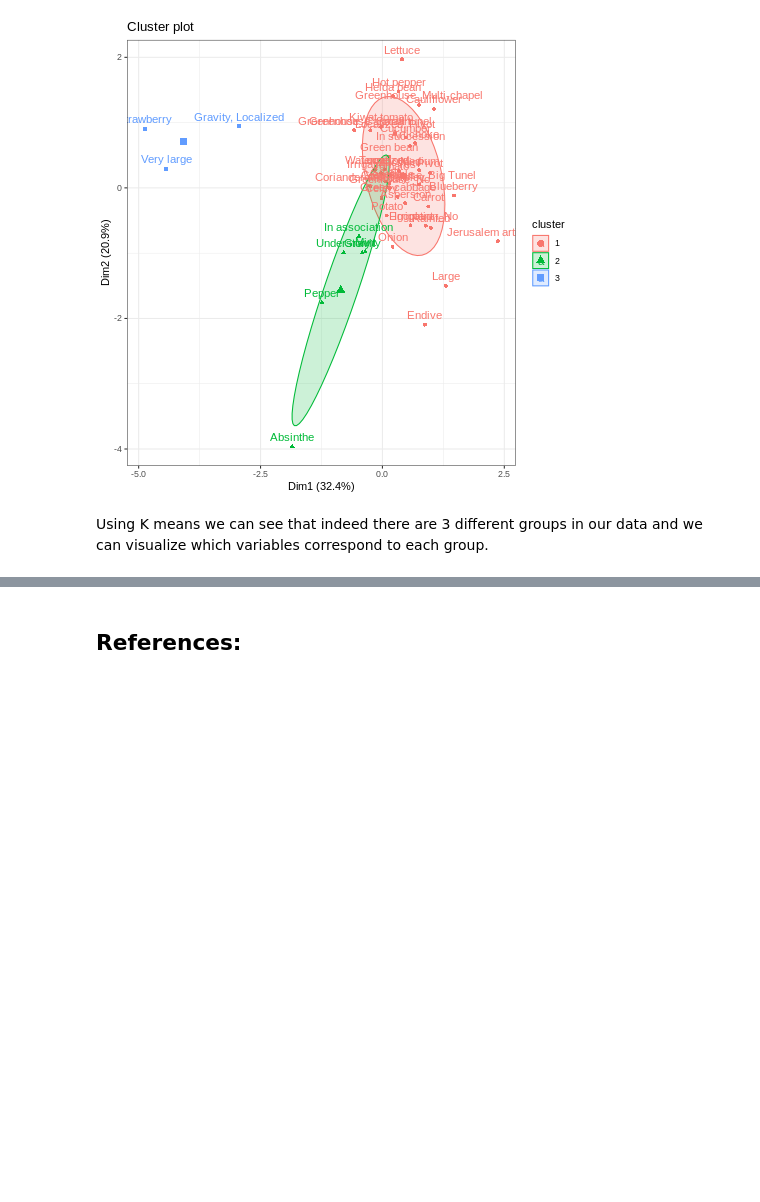
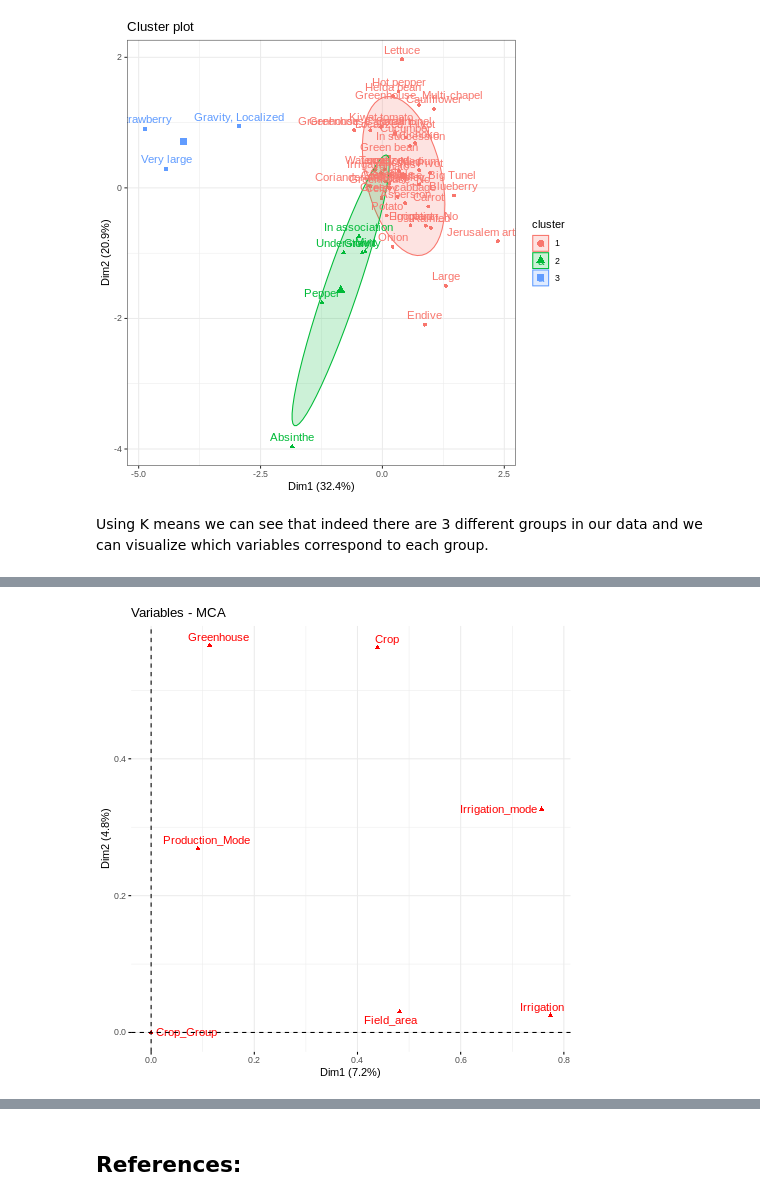
Before and after one commit to jeshuacn/Agricultural_sampling_frame_project, a Jupyter notebook: SamplingFrame.ipynb, the cells around one changed output, grey strips where cells are left out. Saved outputs shown, nothing was run; the diff lists cells and outputs as text; code cells hidden in the pictures; blank space fills up the shorter version.

```diff
--- a/SamplingFrame.ipynb
+++ b/SamplingFrame.ipynb
@@ -1710,0 +1729,7 @@ Using K means we can see that indeed there are 3 different groups in our data an
+# %%
+#@title #### Variables
+%%R
+
+fviz_mca_var(MCA_random, choice='mca.cor',repel=TRUE,ggtheme=theme_minimal())
+# %% [output]
+[figure, added]
```
Also changed, not shown: parts of 32 cells of this notebook.
